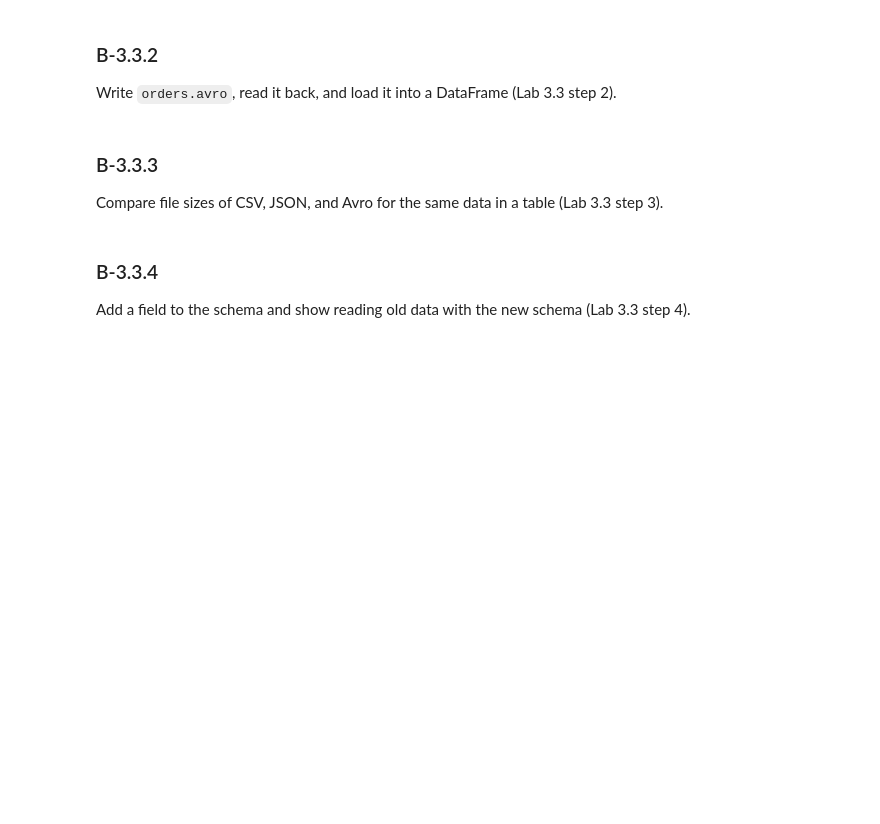
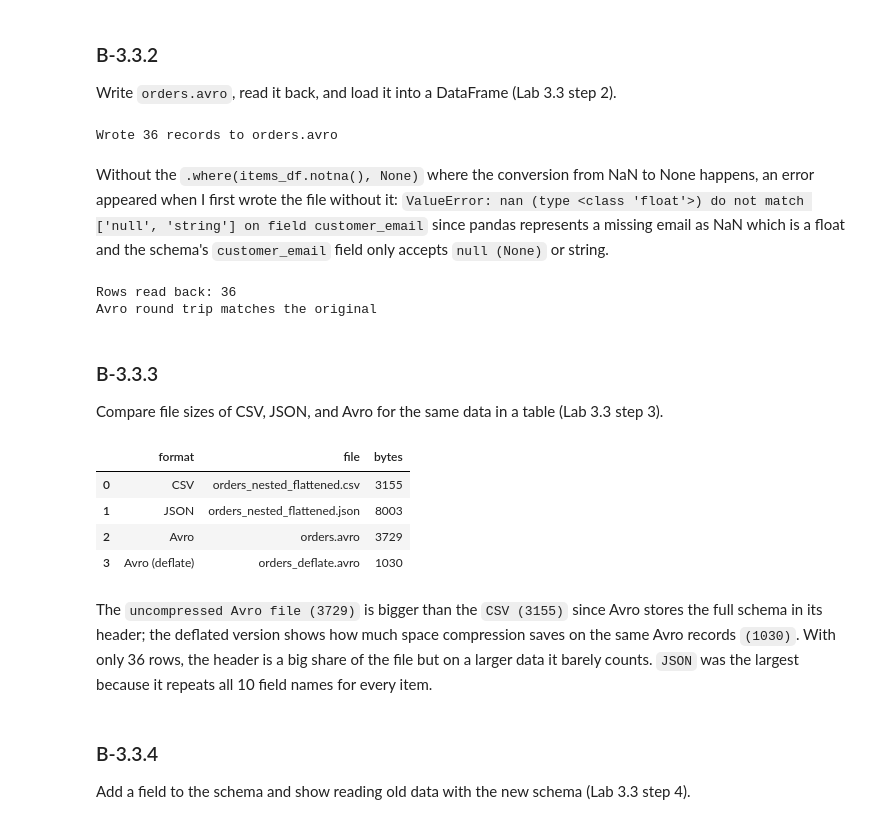
Before and after one commit to ejandrea-strat/python-training, a Jupyter notebook: work/module3_python_for_de.ipynb, the cells around one changed output. Saved outputs shown, nothing was run; the diff lists cells and outputs as text; code cells hidden in the pictures; blank space fills up the shorter version.

Commit message:
Module 3 Lab 3.3: Avro

```diff
--- a/work/module3_python_for_de.ipynb
+++ b/work/module3_python_for_de.ipynb
@@ -482,10 +532,67 @@ Define an Avro schema for the flattened order-item table with one optional field
 ### B-3.3.2
 
 Write `orders.avro`, read it back, and load it into a DataFrame (Lab 3.3 step 2).
+# %%
+records = items_df.astype(object).where(items_df.notna(), None).to_dict(orient="records")
+
+# wb (write binary) - creates the file (bytes) if needed or clears if already exists
+with open("../data/module3/orders.avro", "wb") as file:
+    writer(file, parsed_schema, records)
+
+print("Wrote", len(records), "records to orders.avro")
+# %% [output]
+Wrote 36 records to orders.avro
+# %% [markdown]
+Without the `.where(items_df.notna(), None)` where the conversion from NaN to None happens, an error appeared when I first wrote the file without it: `ValueError: nan (type <class 'float'>) do not match ['null', 'string'] on field customer_email` since pandas represents a missing email as NaN which is a float and the schema's `customer_email` field only accepts `null (None)` or string.
+# %%
+# Read the avro file back and load it into a dataframe.
+
+with open("../data/module3/orders.avro", "rb") as file:
+    items_from_avro = pd.DataFrame(reader(file))
+# %%
+print("Rows read back:", len(items_from_avro))
+assert len(items_from_avro) == len(items_df) == 36
+assert items_from_avro.equals(items_df), "Avro round trip changed the data"
+print("Avro round trip matches the original")
+# %% [output]
+Rows read back: 36
+Avro round trip matches the original
 # %% [markdown]
 ### B-3.3.3
 
 Compare file sizes of CSV, JSON, and Avro for the same data in a table (Lab 3.3 step 3).
+# %%
+from pathlib import Path
+
+data_dir = Path("../data/module3")
+file_paths = {
+    "CSV": data_dir / "orders_nested_flattened.csv",
+    "JSON": data_dir / "orders_nested_flattened.json",
+    "Avro": data_dir / "orders.avro",
+    "Avro (deflate)": data_dir / "orders_deflate.avro",
+}
+
+#  Convert the items_df (CSV) into JSON
+items_df.to_json(file_paths["JSON"], orient="records")
+
+# codec="deflate" here means that compression is enabled for the avro file
+with file_paths["Avro (deflate)"].open("wb") as file:
+    writer(file, parsed_schema, records, codec="deflate")
+
+file_sizes = pd.DataFrame([
+    {"format": label, "file": path.name, "bytes": path.stat().st_size}
+    for label, path in file_paths.items()
+])
+
+file_sizes
+# %% [output]
+|  | format | file | bytes |
+| 0 | CSV | orders_nested_flattened.csv | 3155 |
+| 1 | JSON | orders_nested_flattened.json | 8003 |
+| 2 | Avro | orders.avro | 3729 |
+| 3 | Avro (deflate) | orders_deflate.avro | 1030 |
+# %% [markdown]
+The `uncompressed Avro file (3729)` is bigger than the `CSV (3155)` since Avro stores the full schema in its header; the deflated version shows how much space compression saves on the same Avro records `(1030)`. With only 36 rows, the header is a big share of the file but on a larger data it barely counts. `JSON` was the largest because it repeats all 10 field names for every item.
 # %% [markdown]
 ### B-3.3.4
 
```
Also changed, not shown: parts of 6 cells of this notebook, 2 other files.
